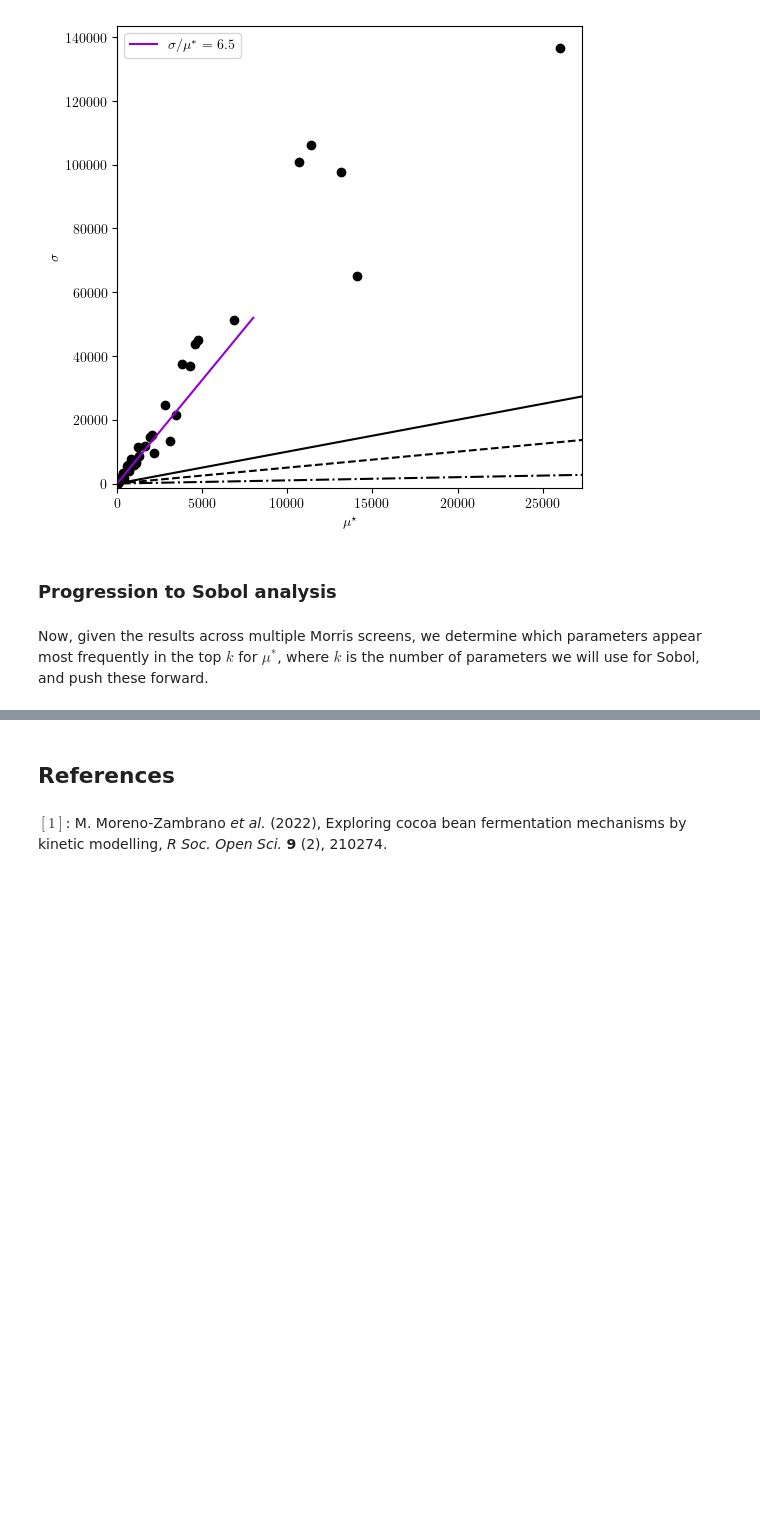
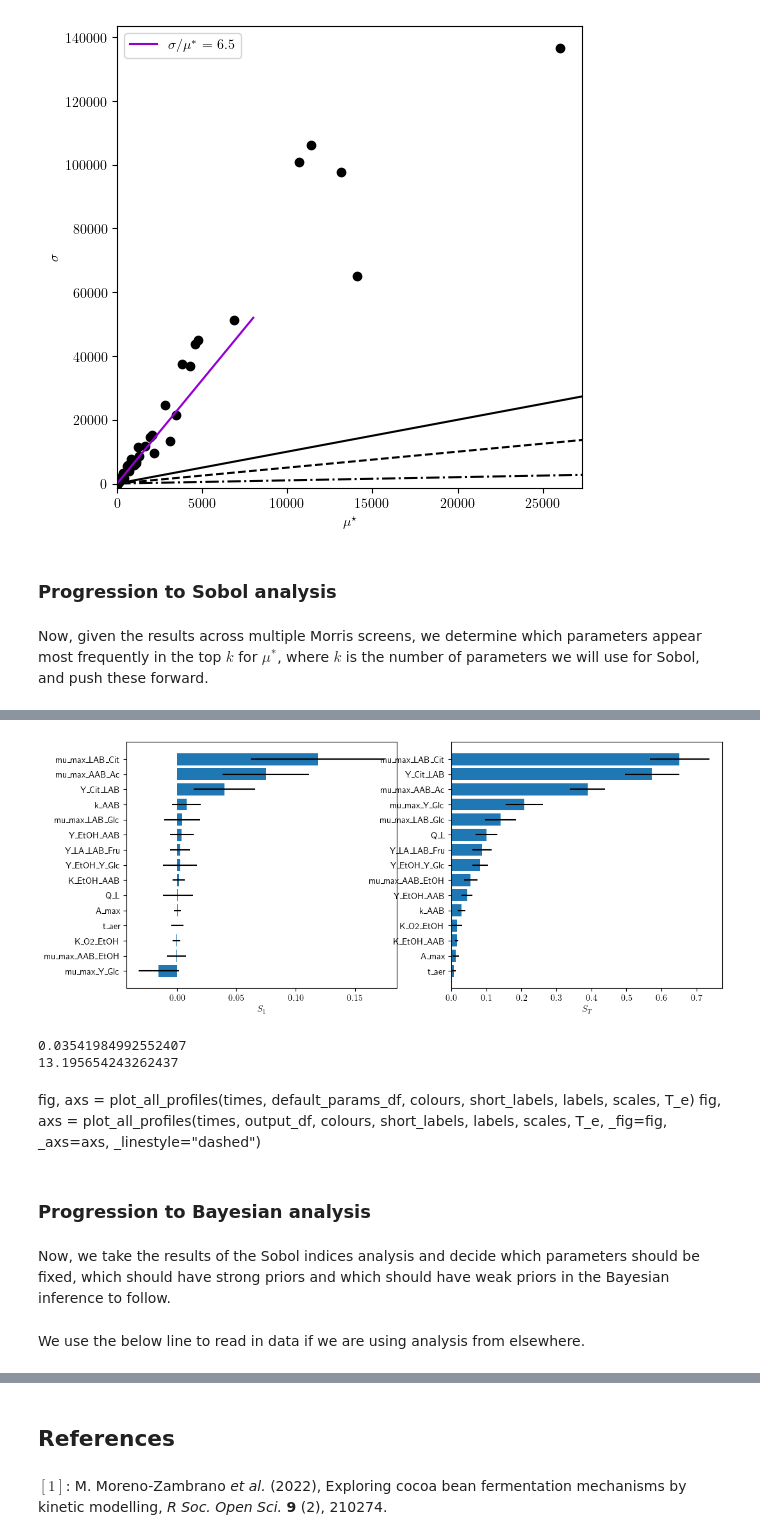
Before and after one commit to mghosh00/FermentingCocoa, a Jupyter notebook: fermenting_cocoa/scripts/sensitivity_analysis/sensitivity.ipynb, the cells around one changed output, grey strips where cells are left out. Drawn from its saved outputs; the diff is of its cells as text; code cells hidden in the pictures; blank space fills up the shorter version.

```diff
--- a/fermenting_cocoa/scripts/sensitivity_analysis/sensitivity.ipynb
+++ b/fermenting_cocoa/scripts/sensitivity_analysis/sensitivity.ipynb
@@ -495,0 +795,15 @@ for i in range(len(count_df)):
+# %%
+S1_conf_sorted_by_S1 = [S1_conf_dict[name] for name in S1_sorted.keys()]
+ST_conf_sorted_by_ST = [ST_conf_dict[name] for name in ST_sorted.keys()]
+# %%
+fig, axs = plt.subplots(1, 2, figsize=(12, 5))
+ax_S1, ax_ST = axs[0], axs[1]
+ax_S1.barh(list(S1_sorted.keys()), list(S1_sorted.values()), xerr=S1_conf_sorted_by_S1, align='center')
+ax_S1.yaxis.set_inverted(True)
+ax_S1.set_xlabel("$S_1$")
+ax_ST.barh(list(ST_sorted.keys()), list(ST_sorted.values()), xerr=ST_conf_sorted_by_ST, align='center')
+ax_ST.yaxis.set_inverted(True)
+ax_ST.set_xlabel("$S_T$")
+fig.savefig(f"{res_dir}/sobol/bar.png", bbox_inches="tight", dpi=400)
+# %% [output]
+[figure, added]
@@ -495,0 +815,16 @@ for i in range(len(count_df)):
+# %%
+print(problem_sobol.sse([np.log10(params[sobol_label]) for sobol_label in sobol_labels]))
+print(problem_sobol.sse([np.log10(params_new[sobol_label]) for sobol_label in sobol_labels]))
+# %% [output]
+0.03541984992552407
+13.195654243262437
+# %% [markdown]
+fig, axs = plot_all_profiles(times, default_params_df, colours, short_labels, labels, scales, T_e)
+fig, axs = plot_all_profiles(times, output_df, colours, short_labels, labels, scales, T_e,
+                             _fig=fig, _axs=axs, _linestyle="dashed")
+# %% [markdown]
+### Progression to Bayesian analysis
+# %% [markdown]
+Now, we take the results of the Sobol indices analysis and decide which parameters should be fixed, which should have strong priors and which should have weak priors in the Bayesian inference to follow.
+# %% [markdown]
+We use the below line to read in data if we are using analysis from elsewhere.
```
Also changed, not shown: parts of 68 cells of this notebook, 18 other files.
